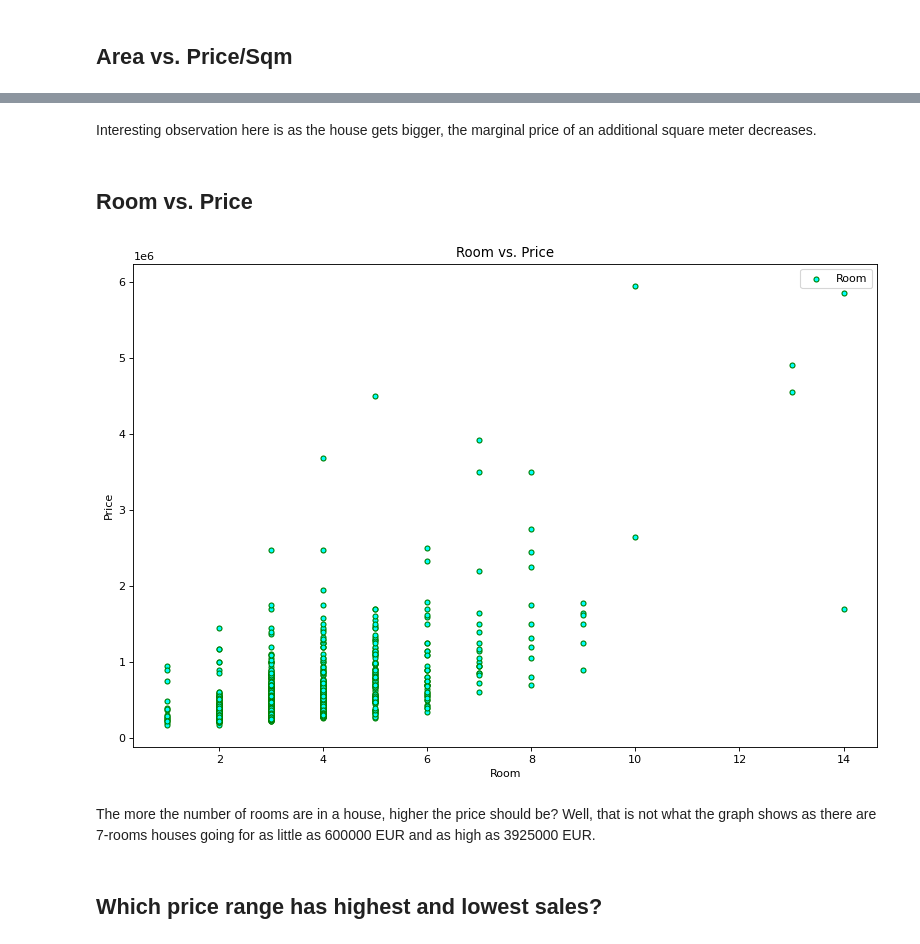
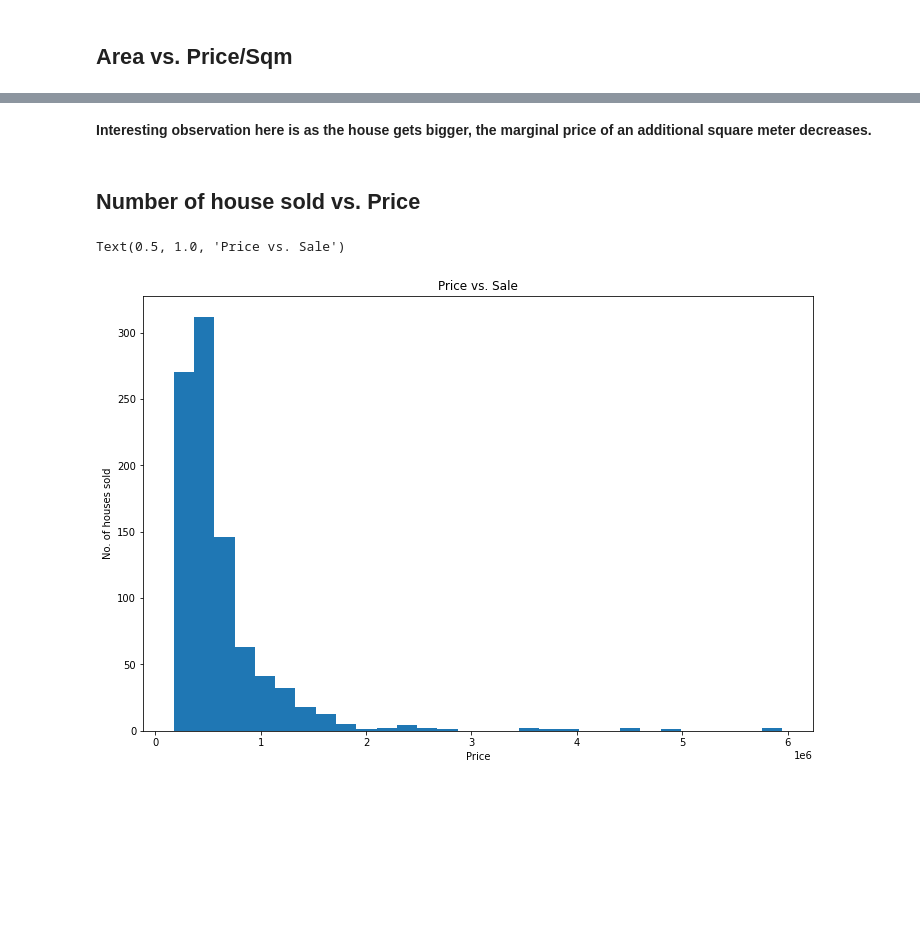
Before and after one commit to kuntala-c/Amsterdam-Housing-Price-Analysis, a Jupyter notebook: Amsterdam_Housing_Price_Analysis.ipynb, the cells around one changed output, grey strips where cells are left out. Cells and saved outputs as stored; diff of their text form; code cells hidden in the pictures; blank space fills up the shorter version.

```diff
--- a/Amsterdam_Housing_Price_Analysis.ipynb
+++ b/Amsterdam_Housing_Price_Analysis.ipynb
@@ -519,18 +545,13 @@ plt.show()
 # %% [markdown]
-Interesting observation here is as the house gets bigger, the marginal price of an additional square meter decreases.
+**Interesting observation here is as the house gets bigger, the marginal price of an additional square meter decreases.**
 # %% [markdown]
-## Room vs. Price
+## Number of house sold vs. Price
 # %%
-plt.figure(figsize=(12, 8), dpi=80)
-plt.scatter(df7['Room'],df7['Price'], s=20, edgecolor="green", c="cyan", label="Room")
-plt.xlabel("Room")
-plt.ylabel("Price")
-plt.title("Room vs. Price")
-plt.legend()
-plt.show()
+plt.figure(figsize=(12, 8))
+df7.Price.plot(kind="hist",bins=30)
+plt.xlabel("Price")
+plt.ylabel("No. of houses sold")
+plt.title("Price vs. Sale")
 # %% [output]
+Text(0.5, 1.0, 'Price vs. Sale')
-[figure, old version]
+[figure, new version]
-# %% [markdown]
-The more the number of rooms are in a house, higher the price should be? Well, that is not what the graph shows as there are 7-rooms houses going for as little as 600000 EUR and as high as 3925000 EUR.
-# %% [markdown]
-## Which price range has highest and lowest sales?
```
Also changed, not shown: parts of 31 cells of this notebook.
